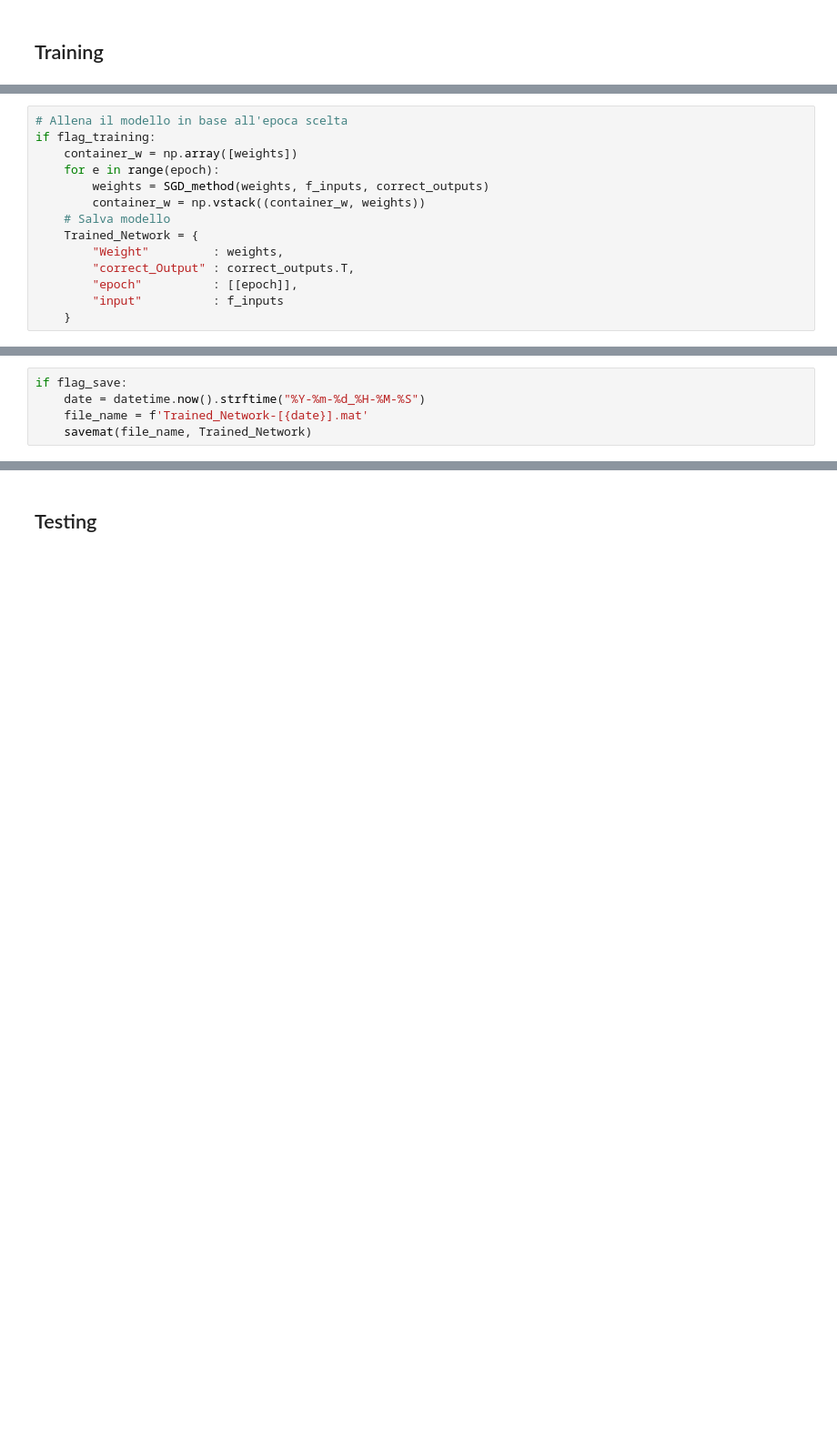
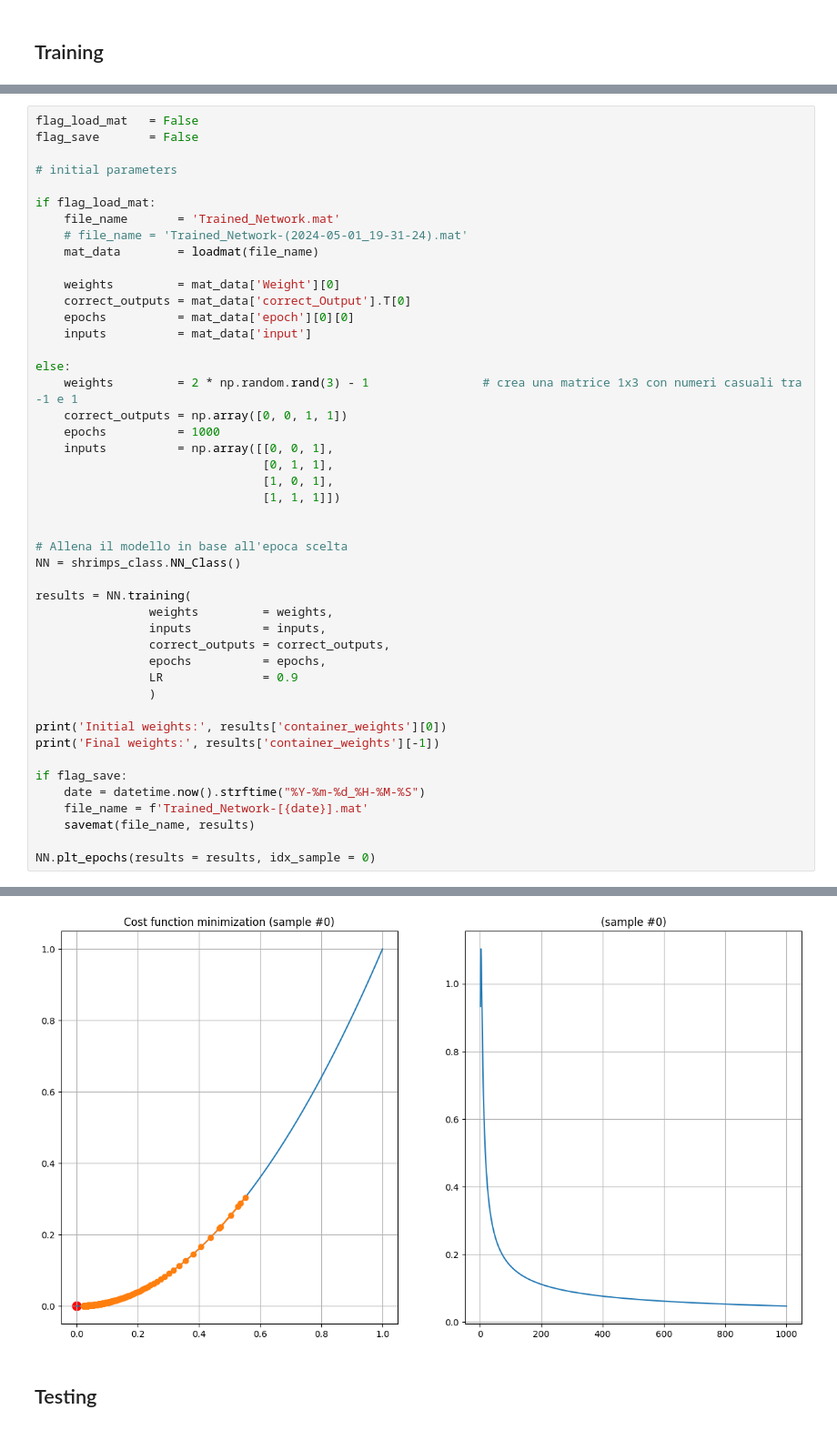
Before and after one commit to Finardi-FS/Neural-Shrimps, a Jupyter notebook: Neural_Network/NN-ex_01.ipynb, the cells around one changed output, grey strips where cells are left out. Shown at 91% size. Drawn from its saved outputs; the diff is of its cells as text; blank space fills up the shorter version.

Commit message:
Integration of the shrimps class into the code

```diff
--- a/Neural_Network/NN-ex_01.ipynb
+++ b/Neural_Network/NN-ex_01.ipynb
@@ -111,14 +38,0 @@ if flag_my_init_pars:
-# %%
-# Allena il modello in base all'epoca scelta
-if flag_training:
-    container_w = np.array([weights])
-    for e in range(epoch):
-        weights = SGD_method(weights, f_inputs, correct_outputs)
-        container_w = np.vstack((container_w, weights))
-    # Salva modello
-    Trained_Network = {
-        "Weight"         : weights,
-        "correct_Output" : correct_outputs.T,
-        "epoch"          : [[epoch]],
-        "input"          : f_inputs
-    }
@@ -147,5 +39,47 @@ if flag_training:
-# %%
-if flag_save:
-    date = datetime.now().strftime("%Y-%m-%d_%H-%M-%S")
-    file_name = f'Trained_Network-[{date}].mat'
-    savemat(file_name, Trained_Network)
+# %%
+flag_load_mat 	= False
+flag_save		= False
+
+# initial parameters
+
+if flag_load_mat:
+	file_name 		= 'Trained_Network.mat'
+	# file_name = 'Trained_Network-(2024-05-01_19-31-24).mat'
+	mat_data 		= loadmat(file_name)
+
+	weights        	= mat_data['Weight'][0]
+	correct_outputs = mat_data['correct_Output'].T[0]
+	epochs          = mat_data['epoch'][0][0]
+	inputs       	= mat_data['input']
+
+else:
+	weights         = 2 * np.random.rand(3) - 1                # crea una matrice 1x3 con numeri casuali tra -1 e 1
+	correct_outputs = np.array([0, 0, 1, 1])
+	epochs          = 1000
+	inputs          = np.array([[0, 0, 1],
+								[0, 1, 1],
+								[1, 0, 1],
+								[1, 1, 1]])
+
+
+# Allena il modello in base all'epoca scelta
+NN = shrimps_class.NN_Class()
+
+results = NN.training(
+				weights         = weights,
+				inputs          = inputs,
+				correct_outputs = correct_outputs,
+				epochs          = epochs,
+				LR              = 0.9
+				)
+
+print('Initial weights:', results['container_weights'][0])
+print('Final weights:', results['container_weights'][-1])
+
+if flag_save:
+	date = datetime.now().strftime("%Y-%m-%d_%H-%M-%S")
+	file_name = f'Trained_Network-[{date}].mat'
+	savemat(file_name, results)
+
+NN.plt_epochs(results = results, idx_sample = 0)
+# %% [output]
@@ -152,2 +88,3 @@ if flag_save:
+[figure, added]
 # %% [markdown]
 ## Testing
```
Also changed, not shown: parts of 50 cells of this notebook, 8 other files.
